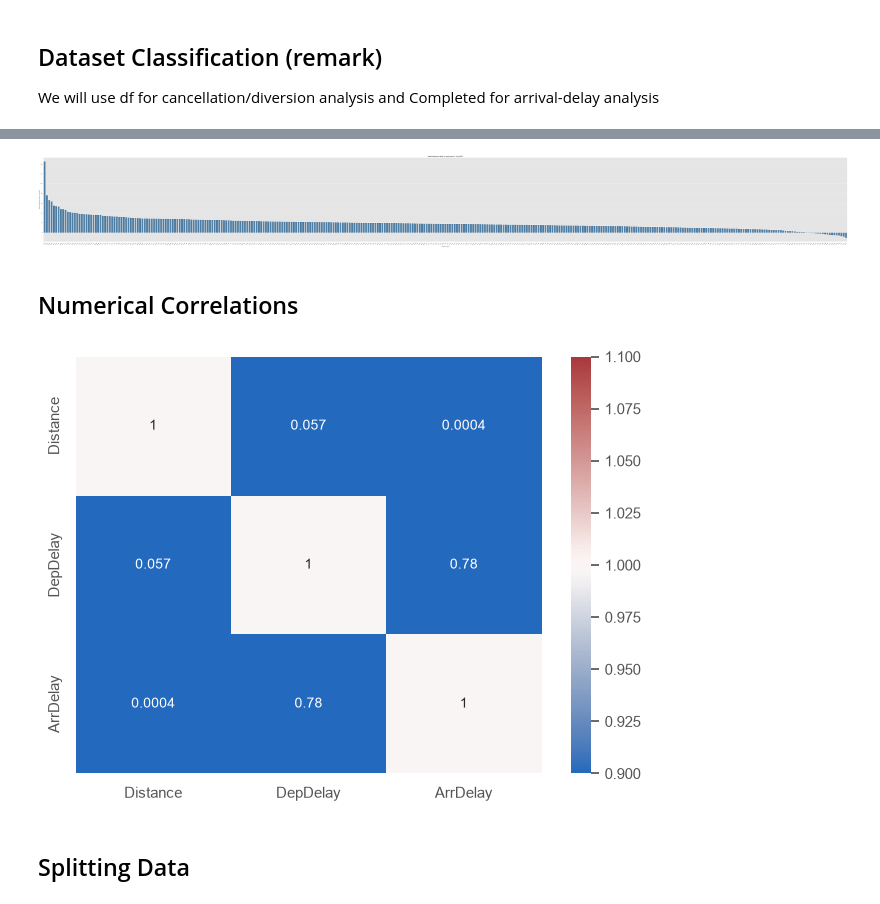
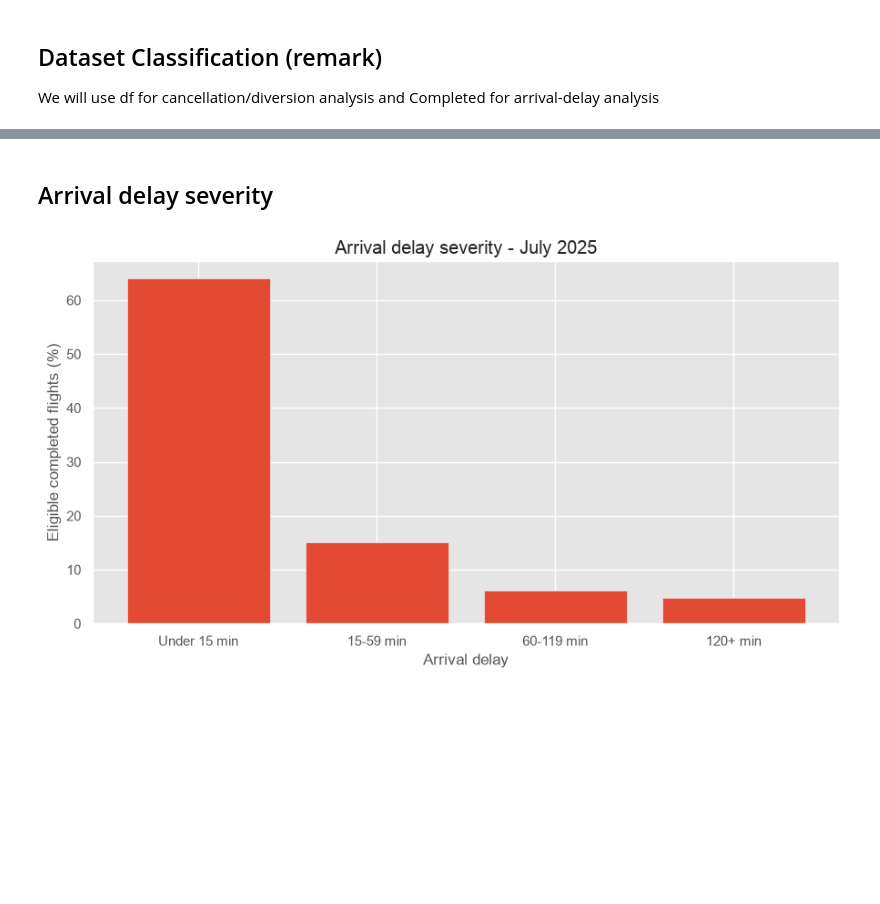
Before and after one commit to aerostepan/FlightDelayPrediction, a Jupyter notebook: FlightDelayLab.ipynb, the cells around one changed output, grey strips where cells are left out. Cells and saved outputs as stored; diff of their text form; code cells hidden in the pictures; blank space fills up the shorter version.

Commit message:
Changed the structure of the analysis and added some plots

```diff
--- a/FlightDelayLab.ipynb
+++ b/FlightDelayLab.ipynb
@@ -124,7 +124,11 @@ completed = df.loc[
     & df["ArrDelay"].notna()
 ].copy()
 completed["is_delayed"] = completed["ArrDelay"].ge(15)
-completed["positive_delay"] = completed["ArrDelay"].clip(lower=0)
+completed["positive_arrival_delay"] = completed["ArrDelay"].clip(lower=0)
+completed["departure_hour"] = (
+    pd.to_numeric(completed["CRSDepTime"], errors = "coerce") // 100
+) % 24
+completed["weekday"] = completed["FlightDate"].dt.day_name()
 display(completed.head())
 # %% [output]
 |  | Year | Quarter | Month | DayofMonth | DayOfWeek | FlightDate | Reporting_Airline | Flight_Number_Reporting_Airline | ... |
@@ -288,40 +169,27 @@ display(airport_summary)
-# %%
-
-figure_width = max(len(airport_summary) * 0.3, 6)
-fig,ax = plt.subplots(figsize=(figure_width, 12))
-
-sns.barplot(
-    data=airport_summary,
-    x='Origin',
-    y='mean_delay',
-    order=airport_summary["Origin"].tolist(),
-    color="steelblue",
-    errorbar=None,
-    ax=ax
-)
-
-ax.set(
-    title='Mean departure delay by origin airport - July 2025',
-    xlabel='Origin airport',
-    ylabel='Mean departure delay in minutes'
-)
-ax.tick_params(axis="x",labelrotation=45)
-
-plt.tight_layout()
-plt.show()
-# %% [output]
-[figure, removed]
-# %% [markdown]
-## Numerical Correlations
-# %%
-correlations = completed[
-    ['Distance','DepDelay','ArrDelay']
-].corr(method='spearman')
-
-sns.heatmap(correlations,annot=True,vmin=1,vmax=1,cmap="vlag")
-plt.tight_layout()
-plt.show()
-# %% [output]
-[figure, removed]
-# %% [markdown]
-## Splitting Data
+# %% [markdown]
+## Arrival delay severity
+# %%
+completed["delay_category"] = pd.cut(
+    completed["ArrDelay"],
+    bins=[-np.inf, 15 ,60, 120, np.inf],
+    labels=["Under 15 min","15-59 min","60-119 min","120+ min"],
+    right=False
+)
+severity = (
+    completed["delay_category"]
+    .value_counts(sort=False,normalize=True)
+    .mul(90)
+)
+
+fig,ax = plt.subplots(figsize=(9,5))
+ax.bar(severity.index.astype(str),severity.values)
+
+ax.set(
+    title = "Arrival delay severity - July 2025",
+    xlabel = "Arrival delay",
+    ylabel = "Eligible completed flights (%)"
+)
+plt.tight_layout()
+plt.show()
+# %% [output]
+[figure, added]
```
Also changed, not shown: parts of 14 cells of this notebook.
